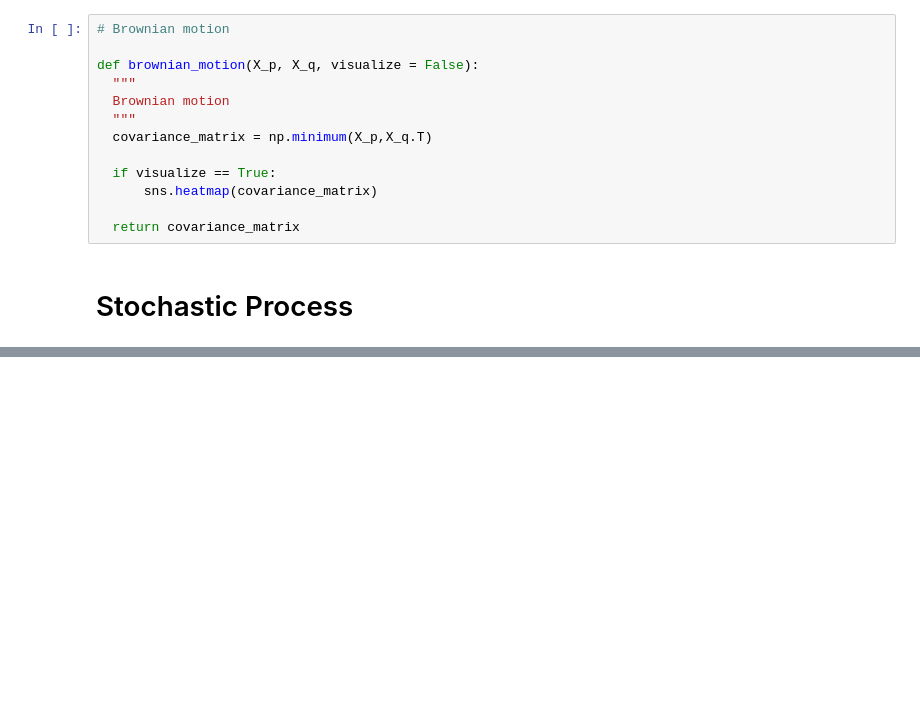
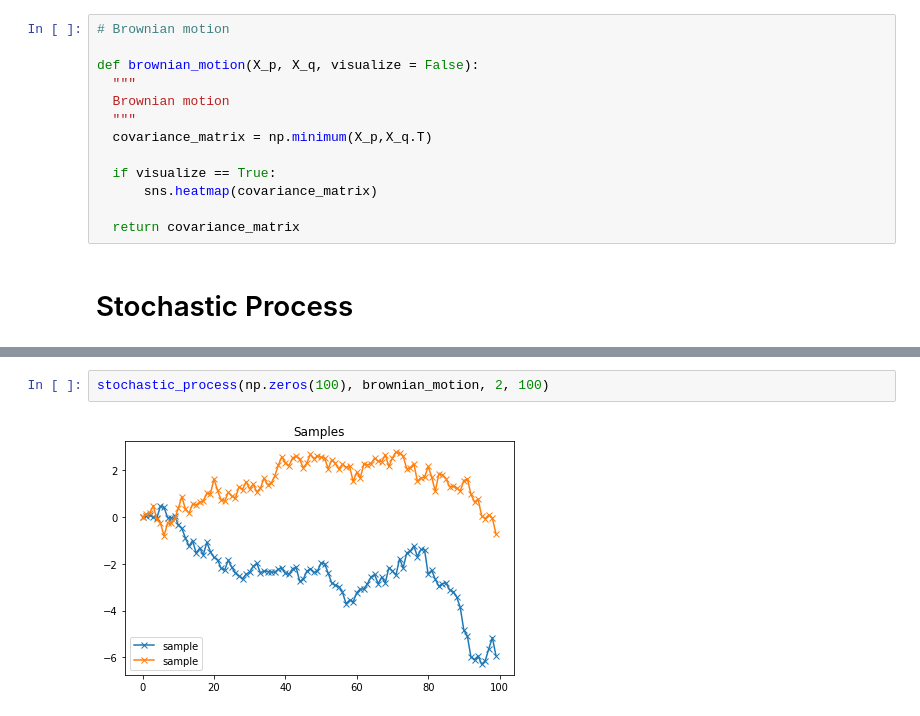
Before and after one commit to fweberling/Gaussian_Processes, a Jupyter notebook: Motivating_Gaussian_Processes_as_Stochastic_Processes.ipynb, the cells around one changed output, grey strips where cells are left out. Saved outputs shown, nothing was run; the diff lists cells and outputs as text; blank space fills up the shorter version.

```diff
--- a/Motivating_Gaussian_Processes_as_Stochastic_Processes.ipynb
+++ b/Motivating_Gaussian_Processes_as_Stochastic_Processes.ipynb
@@ -74,0 +87,4 @@ def stochastic_process(mean_function, covariance_function, num_samples, dim_samp
+# %%
+stochastic_process(np.zeros(100), brownian_motion, 2, 100)
+# %% [output]
+[figure, added]
```
Also changed, not shown: parts of 2 cells of this notebook.
